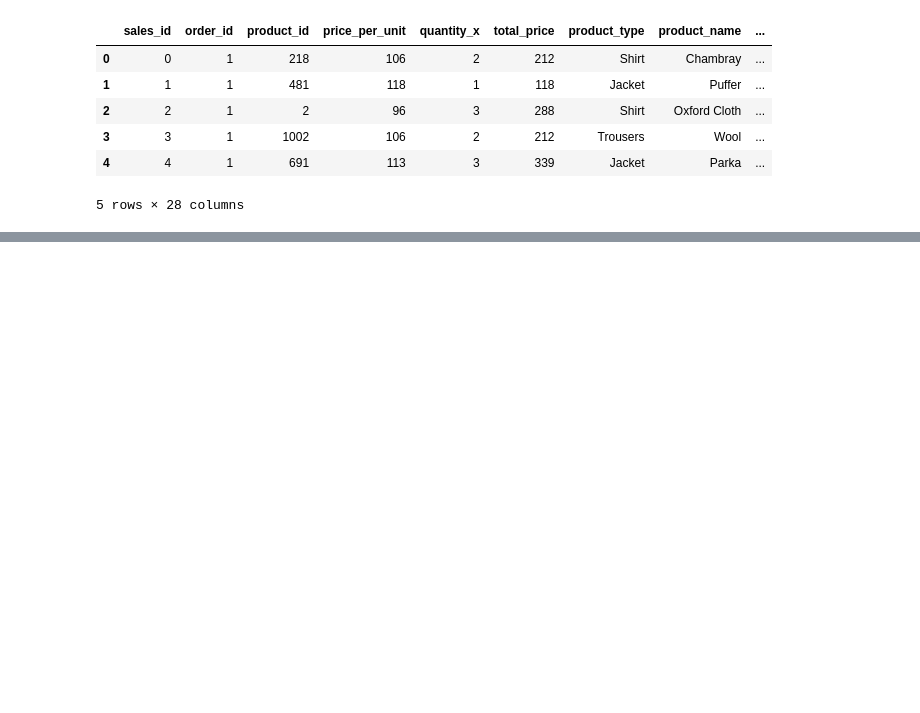
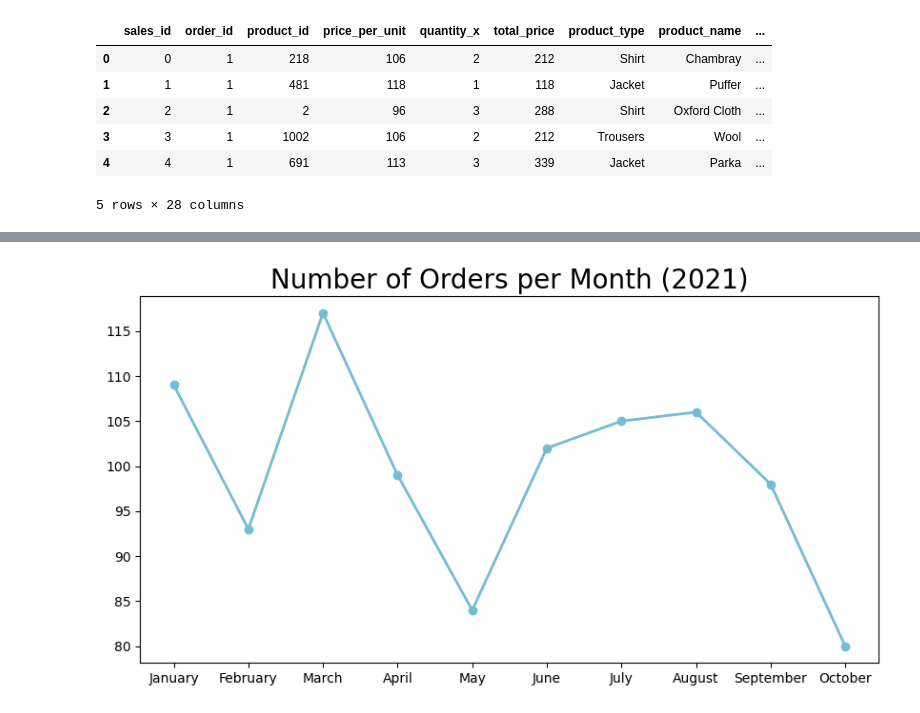
Before and after one commit to aliplizal/project_analisis_data, a Jupyter notebook: dicoding_project/notebook.ipynb, the cells around one changed output, grey strips where cells are left out. Saved outputs shown, nothing was run; the diff lists cells and outputs as text; code cells hidden in the pictures; blank space fills up the shorter version.

Commit message:
Melakukan visualisasi data

```diff
--- a/dicoding_project/notebook.ipynb
+++ b/dicoding_project/notebook.ipynb
@@ -858,0 +902,39 @@ all_df.groupby(by=["age_group", "product_type"]).agg({
+# %%
+# melakukan resampling data dari harian ke bulanan
+# 'order_id' dihitung jumlah uniknya sebagai jumlah order, dan 'total_price' dijumlahkan sebagai revenue
+monthly_orders_df = all_df.resample(rule='ME', on='order_date').agg({
+    "order_id": "nunique",     # Menghitung jumlah order unik tiap bulan
+    "total_price": "sum"       # Menjumlahkan total revenue tiap bulan
+})
+
+# mengubah format index datetime menjadi nama bulan secara full (e.g., January, February)
+monthly_orders_df.index = monthly_orders_df.index.strftime('%B')
+
+# mereset index agar kolom bulan menjadi kolom biasa, bukan index
+monthly_orders_df = monthly_orders_df.reset_index()
+
+# mengubah nama kolom agar lebih deskriptif dan mudah dipahami
+monthly_orders_df.rename(columns={
+    "order_id": "order_count",     # Mengganti nama kolom dari 'order_id' menjadi 'order_count'
+    "total_price": "revenue"       # Mengganti nama kolom dari 'total_price' menjadi 'revenue'
+}, inplace=True)
+
+# membuat figure atau kanvas untuk plot dengan ukuran 10x5
+plt.figure(figsize=(10, 5))
+
+# membuat line chart jumlah order per bulan
+# X-axis: nama bulan (order_date), Y-axis: jumlah order (order_count)
+# Ditambahkan marker dan pengaturan warna serta ketebalan garis
+plt.plot(monthly_orders_df["order_date"], monthly_orders_df["order_count"], marker='o', linewidth=2, color="#72BCD4")
+
+# menambahkan judul pada grafik
+plt.title("Number of Orders per Month (2021)", loc="center", fontsize=20)
+
+# menyesuaikan ukuran font pada sumbu X dan Y agar lebih terbaca
+plt.xticks(fontsize=10)
+plt.yticks(fontsize=10)
+
+# menampilkan grafik
+plt.show()
+# %% [output]
+[figure, added]
```
Also changed, not shown: parts of 36 cells of this notebook.
